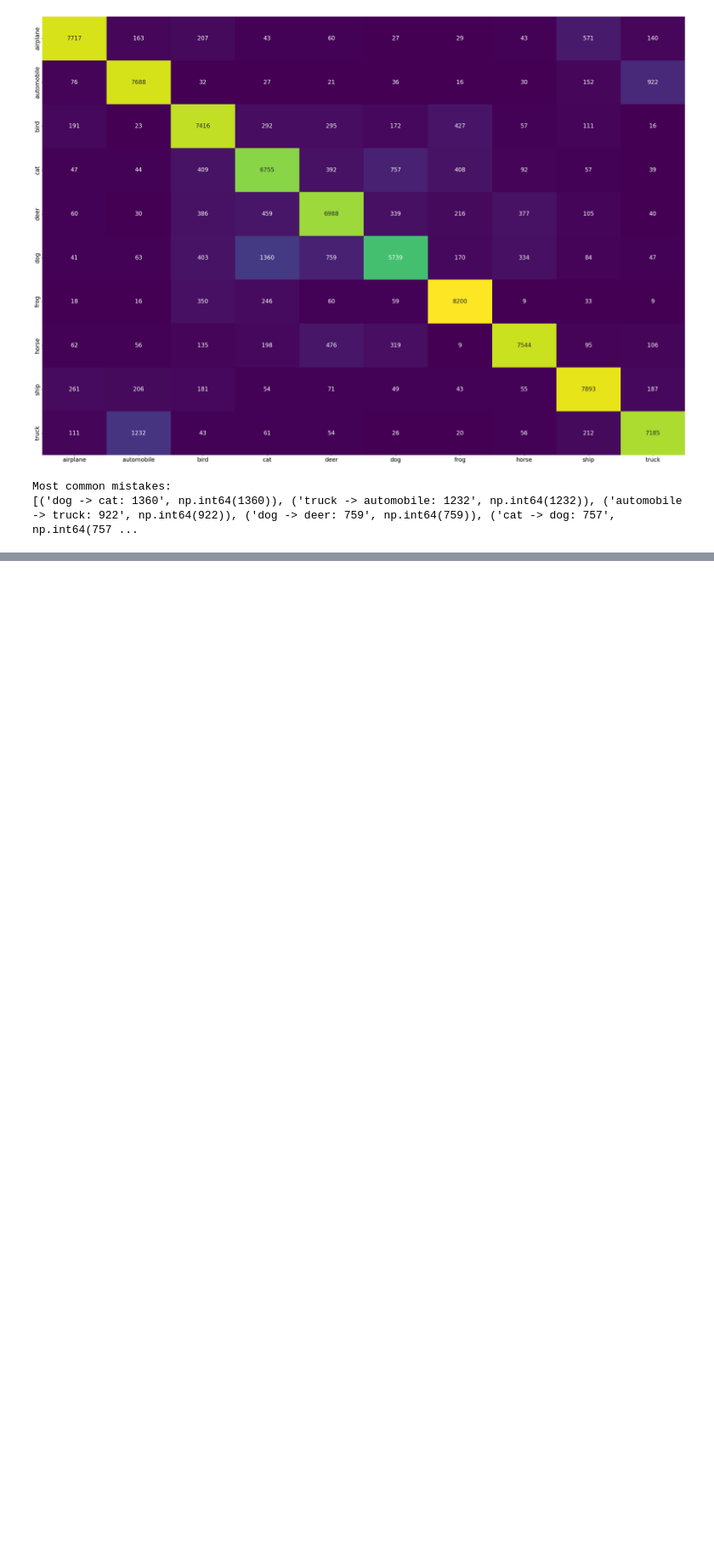
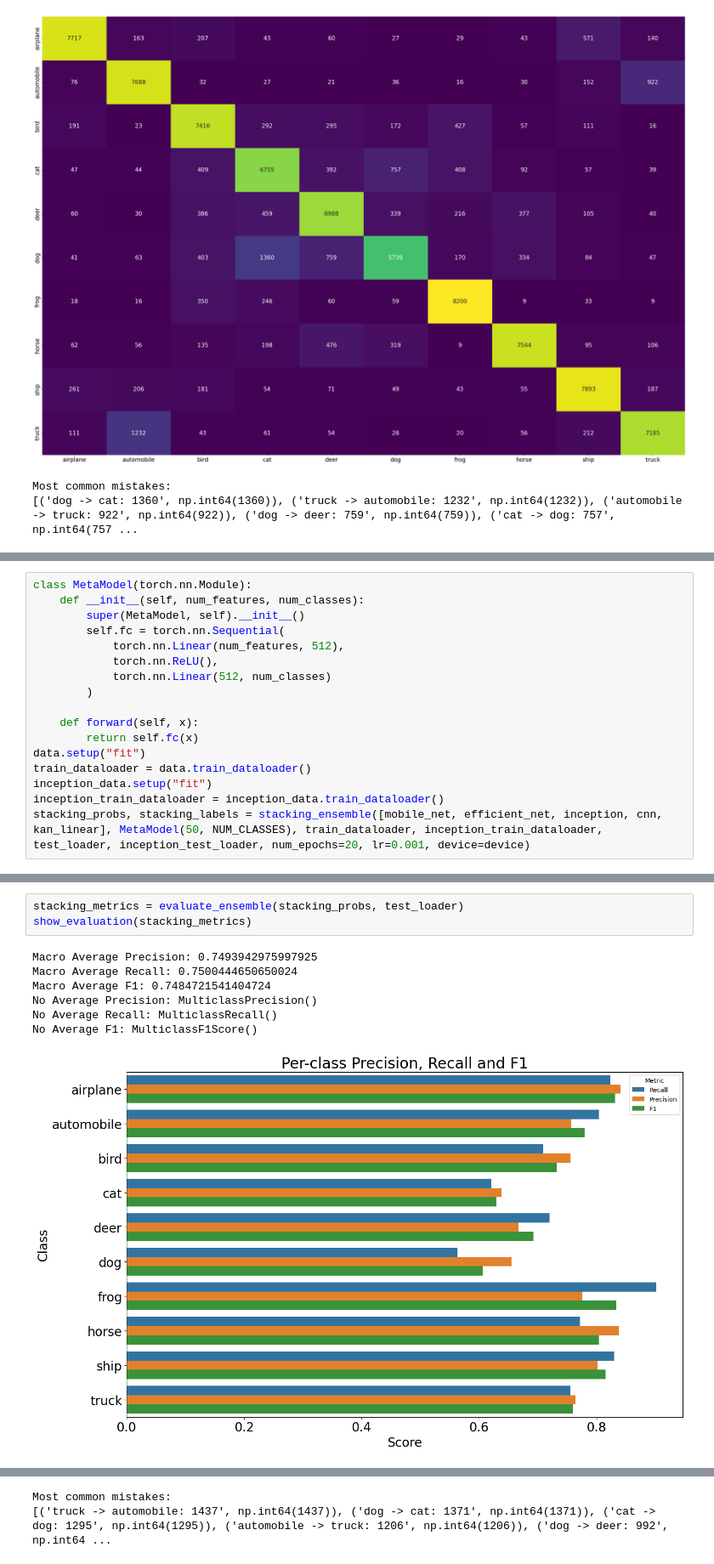
Before and after one commit to dxzielinski/dl-cnn, a Jupyter notebook: model/evaluation&ensemble.ipynb, the cells around one changed output, grey strips where cells are left out. Shown at 85% size. Cells and saved outputs as stored; diff of their text form; blank space fills up the shorter version.

Commit message:
add stacking ensemble

```diff
--- a/model/evaluation&ensemble.ipynb
+++ b/model/evaluation&ensemble.ipynb
@@ -312,0 +375,17 @@ Most common mistakes:
+# %%
+class MetaModel(torch.nn.Module):
+    def __init__(self, num_features, num_classes):
+        super(MetaModel, self).__init__()
+        self.fc = torch.nn.Sequential(
+            torch.nn.Linear(num_features, 512),
+            torch.nn.ReLU(),
+            torch.nn.Linear(512, num_classes)
+        )
+
+    def forward(self, x):
+        return self.fc(x)
+data.setup("fit")
+train_dataloader = data.train_dataloader()
+inception_data.setup("fit")
+inception_train_dataloader = inception_data.train_dataloader()
+stacking_probs, stacking_labels = stacking_ensemble([mobile_net, efficient_net, inception, cnn, kan_linear], MetaModel(50, NUM_CLASSES), train_dataloader, inception_train_dataloader, test_loader, inception_test_loader, num_epochs=20, lr=0.001, device=device)
@@ -312,0 +413,11 @@ Most common mistakes:
+# %%
+stacking_metrics = evaluate_ensemble(stacking_probs, test_loader)
+show_evaluation(stacking_metrics)
+# %% [output]
+Macro Average Precision: 0.7493942975997925
+Macro Average Recall: 0.7500444650650024
+Macro Average F1: 0.7484721541404724
+No Average Precision: MulticlassPrecision()
+No Average Recall: MulticlassRecall()
+No Average F1: MulticlassF1Score()
+[figure, added]
@@ -312,0 +426,2 @@ Most common mistakes:
+Most common mistakes:
+[('truck -> automobile: 1437', np.int64(1437)), ('dog -> cat: 1371', np.int64(1371)), ('cat -> dog: 1295', np.int64(1295)), ('automobile -> truck: 1206', np.int64(1206)), ('dog -> deer: 992', np.int64 ...
```
Also changed, not shown: parts of 3 cells of this notebook.
